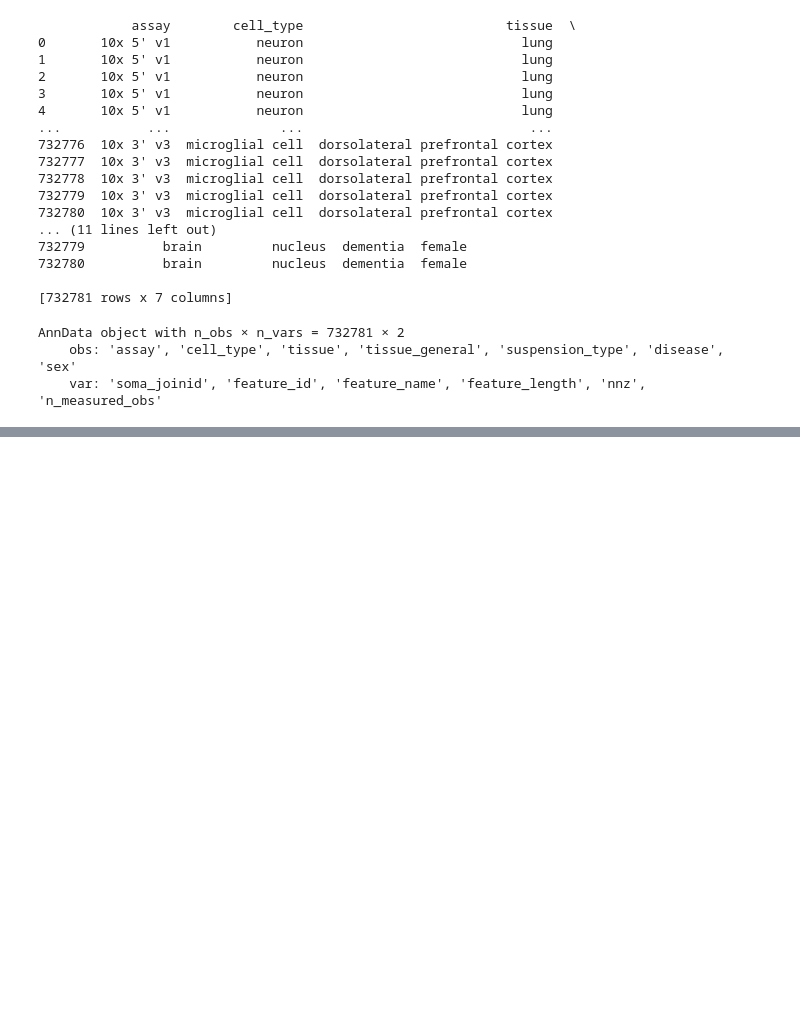
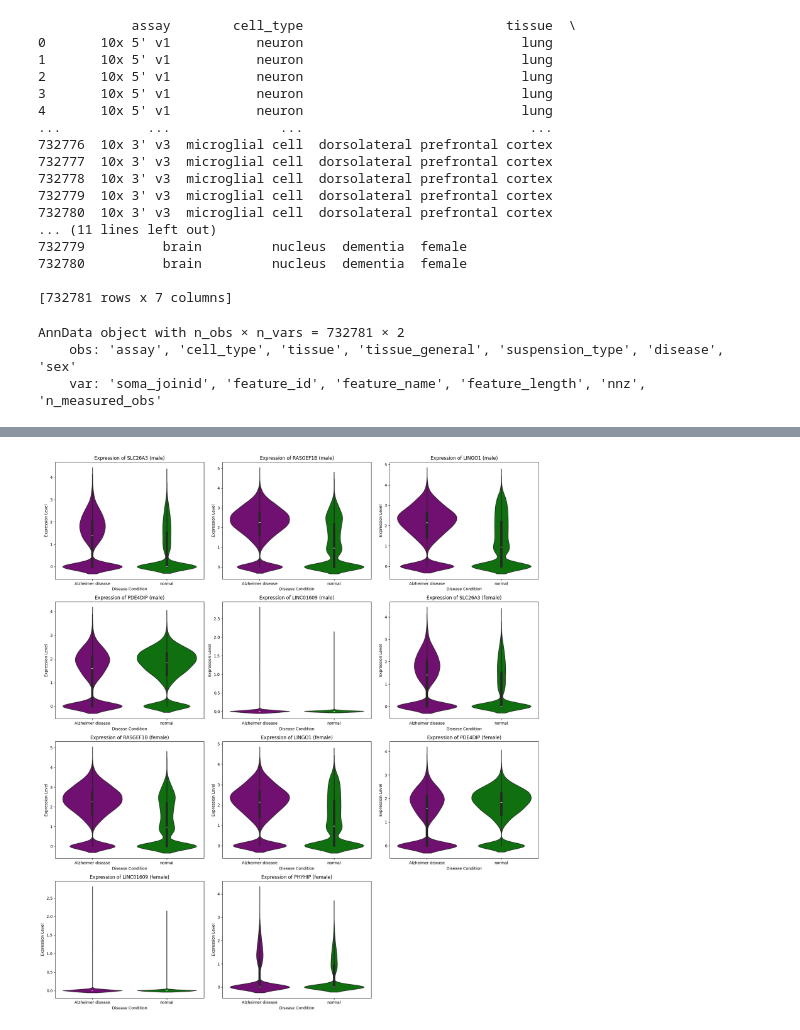
Before and after one commit to richa-basak/cellxgene, a Jupyter notebook: cellxgene.ipynb, the cells around one changed output, grey strips where cells are left out. Saved outputs shown, nothing was run; the diff lists cells and outputs as text; code cells hidden in the pictures; blank space fills up the shorter version.

```diff
--- a/cellxgene.ipynb
+++ b/cellxgene.ipynb
@@ -94,0 +509,99 @@ with cellxgene_census.open_soma(census_version="2024-07-01") as census:
+# %%
+import urllib.request
+import scanpy as sc
+import matplotlib.pyplot as plt
+import seaborn as sns
+from scipy.stats import ttest_ind
+
+# Load the dataset
+url_data = 'https://datasets.cellxgene.cziscience.com/5d871206-9489-4d9f-8106-94305ccb1c3a.h5ad'
+urllib.request.urlretrieve(url_data, 'dataset.h5ad')
+adata = sc.read_h5ad('dataset.h5ad')
+
+# Define genes of interest
+genes_of_interest = ["SLC26A3", "RASGEF1B", "RP11-701H24.9", "LINGO1", "PDE4DIP", "AC159540.1", "RP11-289H16.1", "RP11-219A15.1", "LINC01609", "PHYHIP", "RP11-745L13.2"]
+
+# Create a mapping of feature names to Ensembl IDs
+gene_mapping = {}
+for index, row in adata.var.iterrows():
+    gene_name = row['feature_name']
+    ensembl_id = index
+    gene_mapping[gene_name] = ensembl_id
+
+# Find matched and unmatched genes
+matched_genes = {}
+unmatched_genes = []
+
+for gene in genes_of_interest:
+    if gene in gene_mapping:
+        matched_genes[gene] = gene_mapping[gene]
+    else:
+        unmatched_genes.append(gene)
+
+# Filter adata to include only matched Ensembl IDs
+matched_ids = list(matched_genes.values())
+adata_filtered = adata[:, adata.var_names.isin(matched_ids)]
+
+# Dictionary to store p-values by sex group
+p_values_by_sex = {}
+
+# Analyze differential expression between male and female subjects
+for sex in ['male', 'female']:
+    adata_sex_group = adata_filtered[adata_filtered.obs['sex'] == sex]
+
+    # Filter data for Alzheimer's and normal subjects in this sex group
+    alz_data = adata_sex_group[adata_sex_group.obs['disease'] == 'Alzheimer disease']
+    normal_data = adata_sex_group[adata_sex_group.obs['disease'] == 'normal']
+
+    # Perform differential expression analysis for each gene
+    p_values = {}
+    for gene_name, gene_id in matched_genes.items():
+        alz_expression = alz_data[:, gene_id].X.toarray().flatten()
+        normal_expression = normal_data[:, gene_id].X.toarray().flatten()
+
+        # Conduct a t-test
+        t_stat, p_val = ttest_ind(alz_expression, normal_expression, equal_var=False)
+        p_values[gene_name] = p_val
+
+    # Store p-values for this sex group
+    p_values_by_sex[sex] = p_values
+
+# Calculate total subplots needed based on significant genes
+total_plots = sum(len([gene for gene, p_val in p_values.items() if p_val < 0.05]) for p_values in p_values_by_sex.values())
+fig, axes = plt.subplots((total_plots + 2) // 3, 3, figsize=(18, ((total_plots + 2) // 3) * 5))
+axes = axes.flatten()
+
+plot_idx = 0
+for sex, p_values in p_values_by_sex.items():
+    significant_genes = [gene for gene, p_val in p_values.items() if p_val < 0.05]
+
+    for gene_name in significant_genes:
+        if plot_idx >= len(axes):
+            break  # Avoid index out of bounds
+
+        gene_id = matched_genes[gene_name]
+
+        sns.violinplot(
+            x=adata_filtered.obs['disease'],
+            y=adata_filtered[:, gene_id].X.toarray().flatten(),
+            hue=adata_filtered.obs['disease'],  # Set 'disease' as hue
+            data=adata_filtered.obs,
+            palette={"Alzheimer disease": "purple", "normal": "green"},
+            ax=axes[plot_idx],
+            legend=False  # Disable legend for each individual plot
+        )
+
+        axes[plot_idx].set_title(f'Expression of {gene_name} ({sex})')
+        axes[plot_idx].set_ylabel('Expression Level')
+        axes[plot_idx].set_xlabel('Disease Condition')
+
+        plot_idx += 1
+
+# Remove unused axes
+for ax in axes[plot_idx:]:
+    fig.delaxes(ax)
+
+plt.tight_layout()
+plt.show()
+# %% [output]
+[figure, added]
```
Also changed, not shown: parts of 6 cells of this notebook.
